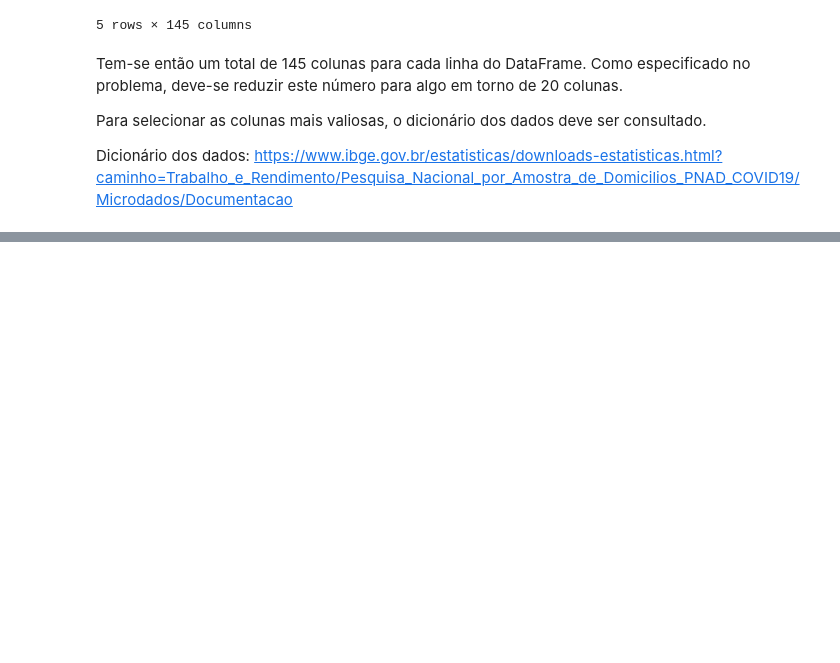
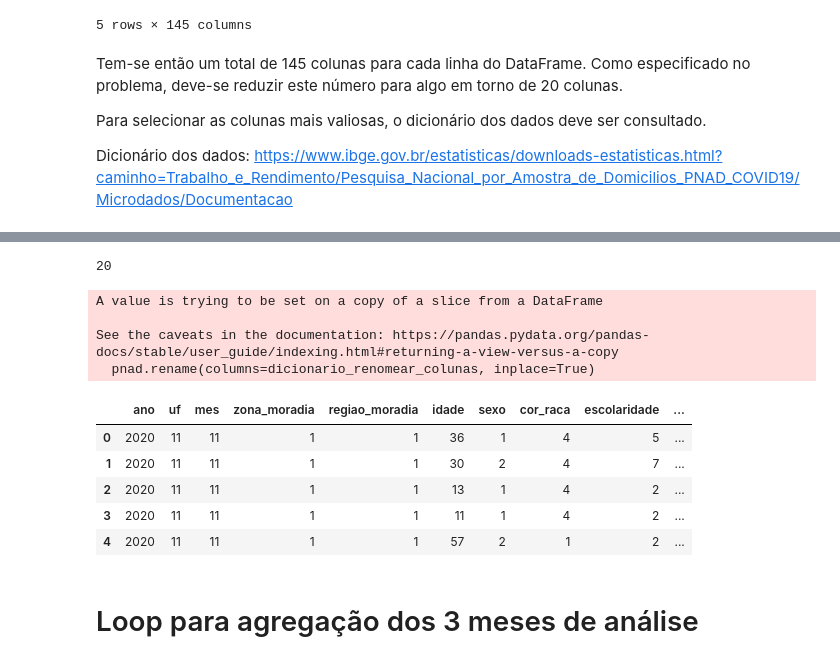
Before and after one commit to jackson-simionato/fase3_pos_tech, a Jupyter notebook: Tech_Challenge_Fase_3/1_process_filter_data.ipynb, the cells around one changed output, grey strips where cells are left out. Drawn from its saved outputs; the diff is of its cells as text; code cells hidden in the pictures; blank space fills up the shorter version.

```diff
--- a/Tech_Challenge_Fase_3/1_process_filter_data.ipynb
+++ b/Tech_Challenge_Fase_3/1_process_filter_data.ipynb
@@ -84,0 +162,3 @@ Dicionário dos dados: https://www.ibge.gov.br/estatisticas/downloads-estatistic
+# %%
+# Colunas com valores nulos
+nan_columns = list(pnad.isna().sum().loc[pnad.isna().sum() > 0].index)
@@ -84,0 +212,25 @@ Dicionário dos dados: https://www.ibge.gov.br/estatisticas/downloads-estatistic
+# %%
+dicionario_renomear_colunas = {'Ano':'ano', 'UF':'uf', 'V1013':'mes', 'V1022':'zona_moradia','V1023':'regiao_moradia','A002':'idade','A003':'sexo','A004':'cor_raca','A005':'escolaridade',
+                               'C001':'trabalhou', 'C007D':'atividade_trabalho', 'B0011':'febre', 'B0012':'tosse','B00111':'olfato_paladar','B002':'procurou_medico',
+                               'B005':'internacao','B009B':'covid_swab','B009D':'covid_furo_dedo','B009F':'covid_sangue','B011':'restricao_contato'}
+
+print(len(dicionario_renomear_colunas))
+# %% [output]
+20
+# %%
+pnad.rename(columns=dicionario_renomear_colunas, inplace=True)
+
+pnad.head()
+# %% [output]
+A value is trying to be set on a copy of a slice from a DataFrame
+
+See the caveats in the documentation: https://pandas.pydata.org/pandas-docs/stable/user_guide/indexing.html#returning-a-view-versus-a-copy
+  pnad.rename(columns=dicionario_renomear_colunas, inplace=True)
+|  | ano | uf | mes | zona_moradia | regiao_moradia | idade | sexo | cor_raca | escolaridade | ... |
+| 0 | 2020 | 11 | 11 | 1 | 1 | 36 | 1 | 4 | 5 | ... |
+| 1 | 2020 | 11 | 11 | 1 | 1 | 30 | 2 | 4 | 7 | ... |
+| 2 | 2020 | 11 | 11 | 1 | 1 | 13 | 1 | 4 | 2 | ... |
+| 3 | 2020 | 11 | 11 | 1 | 1 | 11 | 1 | 4 | 2 | ... |
+| 4 | 2020 | 11 | 11 | 1 | 1 | 57 | 2 | 1 | 2 | ... |
+# %% [markdown]
+# Loop para agregação dos 3 meses de análise
```
Also changed, not shown: parts of 19 cells of this notebook.
